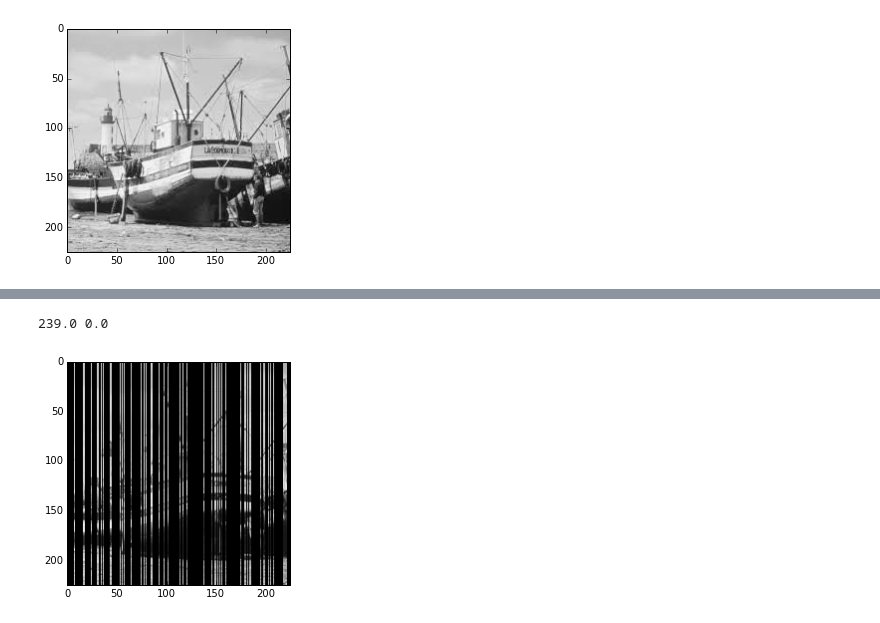
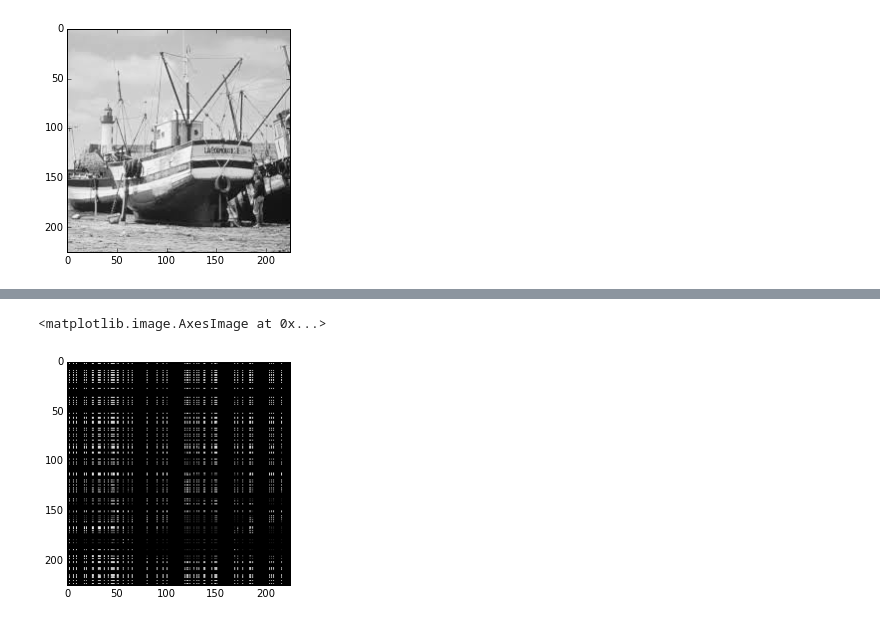
Before and after one commit to dongwookim-ml/almc, a Jupyter notebook: order_extend/boat_example.ipynb, the cells around one changed output, grey strips where cells are left out. Saved outputs shown, nothing was run; the diff lists cells and outputs as text; code cells hidden in the pictures.

Commit message:
Add visualised example (boat image) of the algorithm.

```diff
--- a/order_extend/boat_example.ipynb
+++ b/order_extend/boat_example.ipynb
@@ -12,6 +16,8 @@ from model import OrderExtend
 
 img = ndimage.imread('images/boat.jpeg', flatten=True)
 
+img /= np.max(img) #normalize image
+
 plt.imshow(img, cmap = cm.Greys_r)
 # %% [output]
 <matplotlib.image.AxesImage at 0x...>
@@ -20,15 +32,14 @@ plt.imshow(img, cmap = cm.Greys_r)
 nx,ny = img.shape
 r = 50
 p = 0.3
-theta = 2
-max_iter =1000
+max_iter = 50
 
-sigma = np.random.binomial(1, p, size=(nx,ny))   # mask of observed items in matrix
+# mask of the observed pixels (randomly chosen)
+sigma = np.random.binomial(1, p, size=(nx,ny))
 
-model = OrderExtend(img, sigma, r, theta)
+model = OrderExtend(img, sigma, r)
 order = model.init()
+r_img, x, y = model.fit(order, max_iter=max_iter)
 
-r_img, x, y = model.fit(order, max_iter=max_iter)
 plt.imshow(r_img, cmap = cm.Greys_r)
-print(np.max(r_img),np.min(r_img))
 # %% [output]
@@ -41,2 +56,2 @@ INFO:OrderExtend:Solved dim: 275
-239.0 0.0
+<matplotlib.image.AxesImage at 0x...>
-[figure, old version]
+[figure, new version]
```
Also changed, not shown: parts of 9 cells of this notebook, 1 other file.
